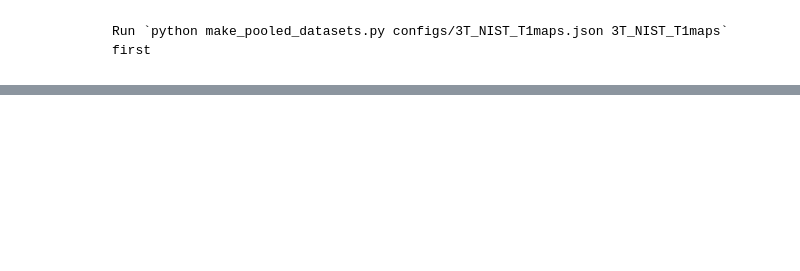
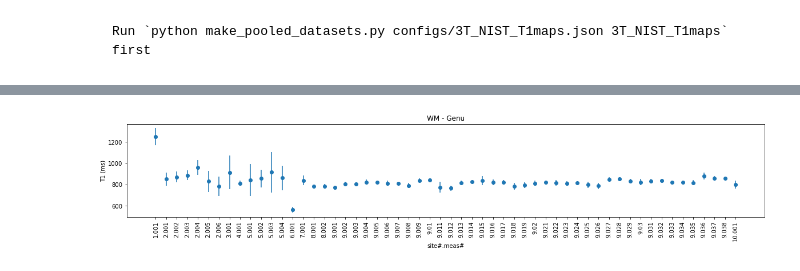
Before and after one commit to rrsg2020/analysis, a Jupyter notebook: generate_database.ipynb, the cells around one changed output, grey strips where cells are left out. Saved outputs shown, nothing was run; the diff lists cells and outputs as text; code cells hidden in the pictures; blank space fills up the shorter version.

```diff
--- a/generate_database.ipynb
+++ b/generate_database.ipynb
@@ -154,0 +307,9 @@ df.to_excel(output_filename + ".xlsx")
+# %%
+plt.errorbar(indexes.map(str),genu_mean, genu_std, fmt='o')
+plt.xticks(rotation=90)
+plt.title('WM - Genu')
+plt.ylabel('T1 (ms)')
+plt.xlabel('site#.meas#')
+plt.show()
+# %% [output]
+[figure, added]
```
Also changed, not shown: parts of 18 cells of this notebook, 2 other files.
